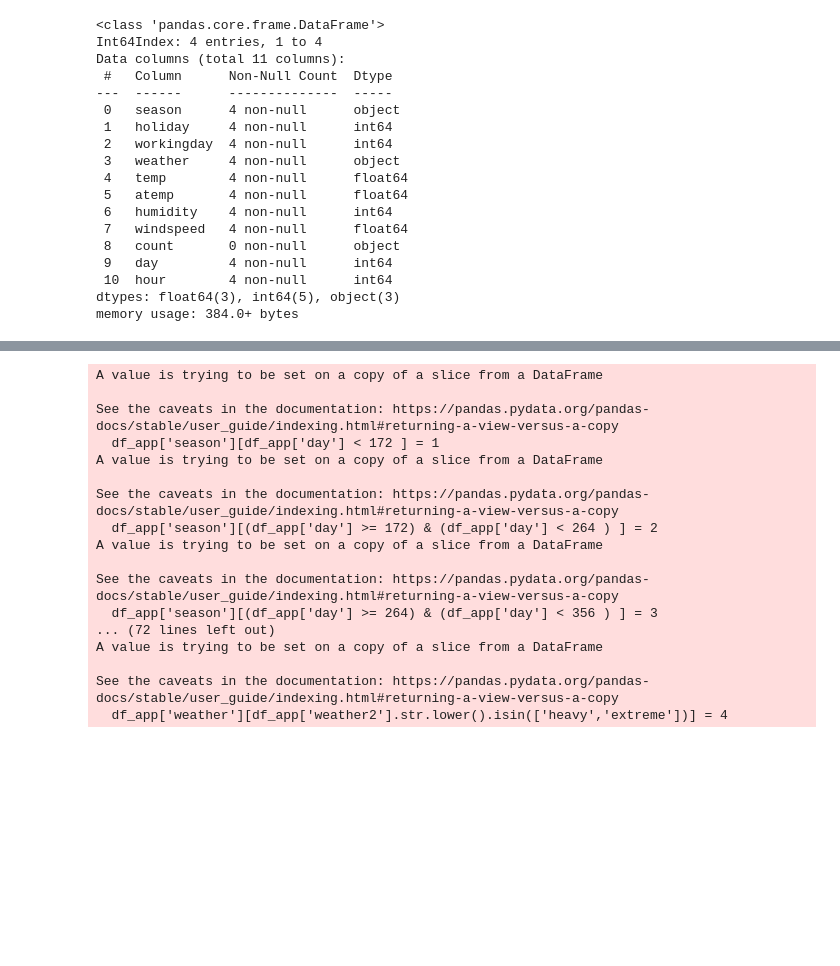
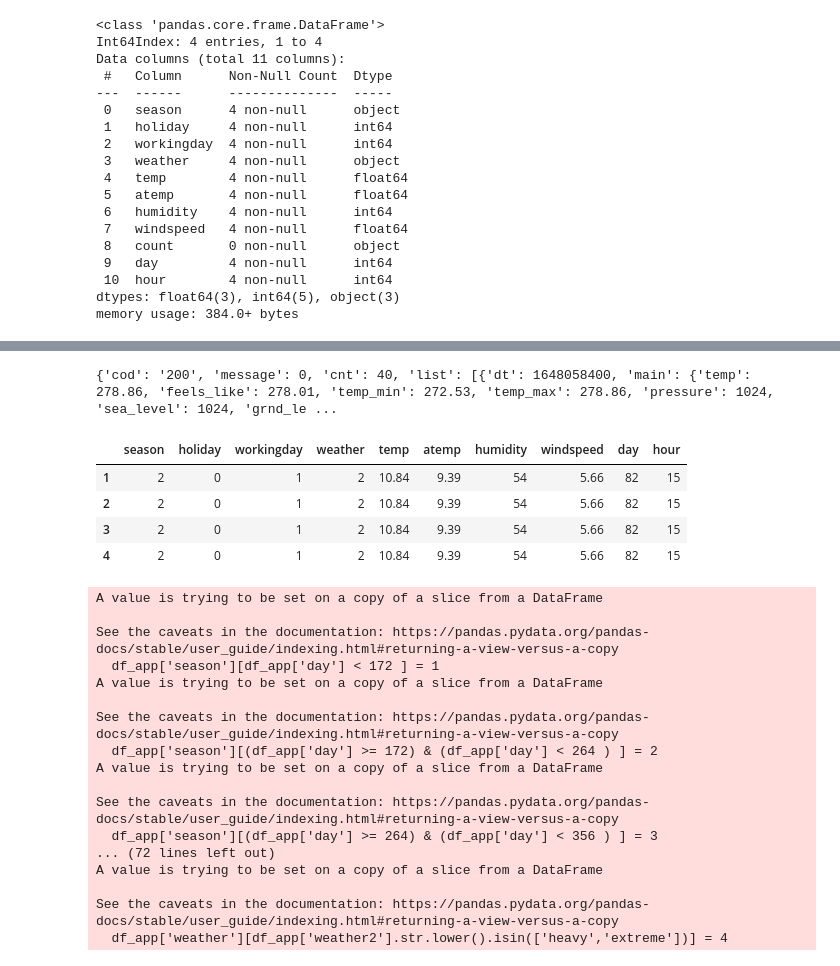
Before and after one commit to yayahamour/project_bike, a Jupyter notebook: netoyage.ipynb, the cells around one changed output, grey strips where cells are left out. Cells and saved outputs as stored; diff of their text form; code cells hidden in the pictures; blank space fills up the shorter version.

```diff
--- a/netoyage.ipynb
+++ b/netoyage.ipynb
@@ -275,14 +275,18 @@ memory usage: 384.0+ bytes
 def run_df_lille():
     df = pd.read_csv('./data/train.csv')
     df.drop('Unnamed: 0', axis=1, inplace = True)
-    df['day'] = pd.to_datetime(df['datetime']).dt.dayofyear
-    df['hour'] = pd.to_datetime(df['datetime']).dt.hour
     df.drop('datetime', axis=1, inplace=True)
-    df2 = df.drop(columns=['registered', 'casual'], index=1)
-    df_app = pd.DataFrame(columns=df2.keys(), index=np.arange(1,5,1))
+    df.drop(columns=['registered', 'casual'], index=1, inplace=True)
+    df_app = pd.DataFrame(columns=df.keys(), index=np.arange(1,5,1))
+
+    # df['day'] = pd.to_datetime(df['datetime']).dt.dayofyear
+    # df['hour'] = pd.to_datetime(df['datetime']).dt.hour
 
     # Day of year
     df_app['day'] = pd.to_datetime('today').normalize().dayofyear
+    df_app['hour'] = pd.datetime.today()
+    df_app['hour'] = df_app['hour'].dt.tz_localize('Etc/GMT-1').dt.tz_convert('Europe/Paris').dt.hour
+
 
     # Season
     df_app['season'][df_app['day'] < 172 ] = 1
@@ -290,7 +294,6 @@ def run_df_lille():
     df_app['season'][(df_app['day'] >= 264) & (df_app['day'] < 356 ) ] = 3
     df_app['season'][(df_app['day'] >= 356) | (df_app['day'] < 172 ) ] = 4
 
-    df_app['hour'] = pd.to_datetime('today').hour
 
     # Holliday
     df_app['holiday'] = 0
@@ -315,7 +318,7 @@ def run_df_lille():
     from urllib.request import urlopen
     import json
 
-    with closing(urlopen('https://api.openweathermap.org/data/2.5/weather?lat=50.62925&lon=3.057256&appid=105c1c6fdcbbdebbb96de7d29b2fc7ff')) as f:
+    with closing(urlopen('https://api.openweathermap.org/data/2.5/weather?lat=38.9071923&lon=-77.0368707&appid=105c1c6fdcbbdebbb96de7d29b2fc7ff')) as f:
         cityEph = json.loads(f.read())
         # print(cityEph)
         # print(cityEph['wind']['speed'])
@@ -344,11 +347,12 @@ def run_df_lille():
     df_app['weather'] = df_app['weather'].astype(int)
     df_app['season'] = df_app['weather'].astype(int)
 
-    df_app.drop('weather2', axis=1, inplace=True)
-    df_app.drop('count', axis=1, inplace=True)
-
 
     df_app['temp'] = df_app['temp'] - 273.15
     df_app['atemp'] = df_app['atemp'] - 273.15
 
+
+    df_app.drop('weather2', axis=1, inplace=True)
+    df_app.drop('count', axis=1, inplace=True)
+
     return df_app
@@ -379,0 +379,24 @@ See the caveats in the documentation: https://pandas.pydata.org/pandas-docs/stab
+# %%
+from contextlib import closing
+from urllib.request import urlopen
+import json
+
+with closing(urlopen('http://api.openweathermap.org/data/2.5/forecast?id=524901&appid=105c1c6fdcbbdebbb96de7d29b2fc7ff')) as f:
+    cityEph = json.loads(f.read())
+    print(cityEph)
+    # print(cityEph['wind']['speed'])
+    # df_app['temp'] = cityEph['main']['temp']
+    # df_app['atemp'] = cityEph['main']['feels_like']
+    # df_app['humidity'] = cityEph['main']['humidity']
+    # df_app['windspeed'] = cityEph['wind']['speed']
+    # df_app['weather'] = cityEph['weather'][0]['main']
+# %% [output]
+{'cod': '200', 'message': 0, 'cnt': 40, 'list': [{'dt': 1648058400, 'main': {'temp': 278.86, 'feels_like': 278.01, 'temp_min': 272.53, 'temp_max': 278.86, 'pressure': 1024, 'sea_level': 1024, 'grnd_le ...
+# %%
+df
+# %% [output]
+|  | season | holiday | workingday | weather | temp | atemp | humidity | windspeed | day | hour |
+| 1 | 2 | 0 | 1 | 2 | 10.84 | 9.39 | 54 | 5.66 | 82 | 15 |
+| 2 | 2 | 0 | 1 | 2 | 10.84 | 9.39 | 54 | 5.66 | 82 | 15 |
+| 3 | 2 | 0 | 1 | 2 | 10.84 | 9.39 | 54 | 5.66 | 82 | 15 |
+| 4 | 2 | 0 | 1 | 2 | 10.84 | 9.39 | 54 | 5.66 | 82 | 15 |
```
Also changed, not shown: parts of 17 cells of this notebook, 2 other files.
